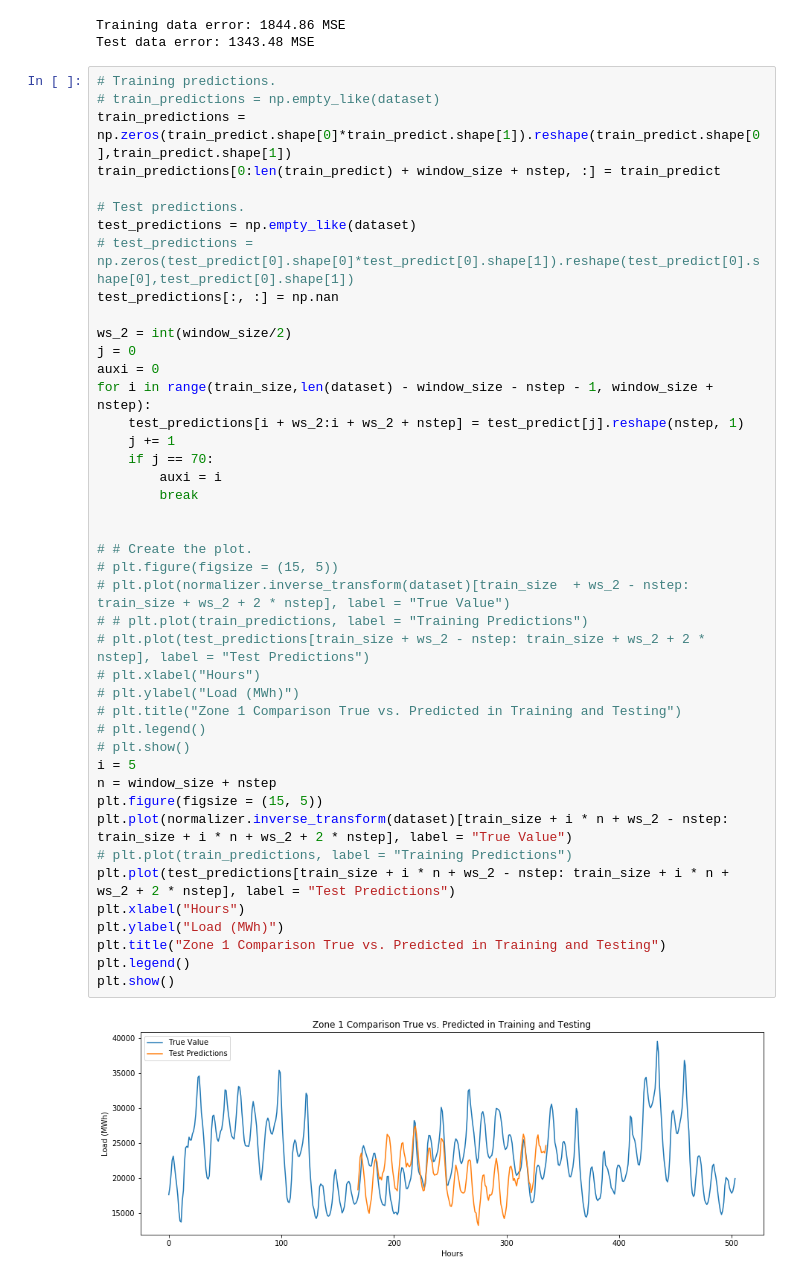
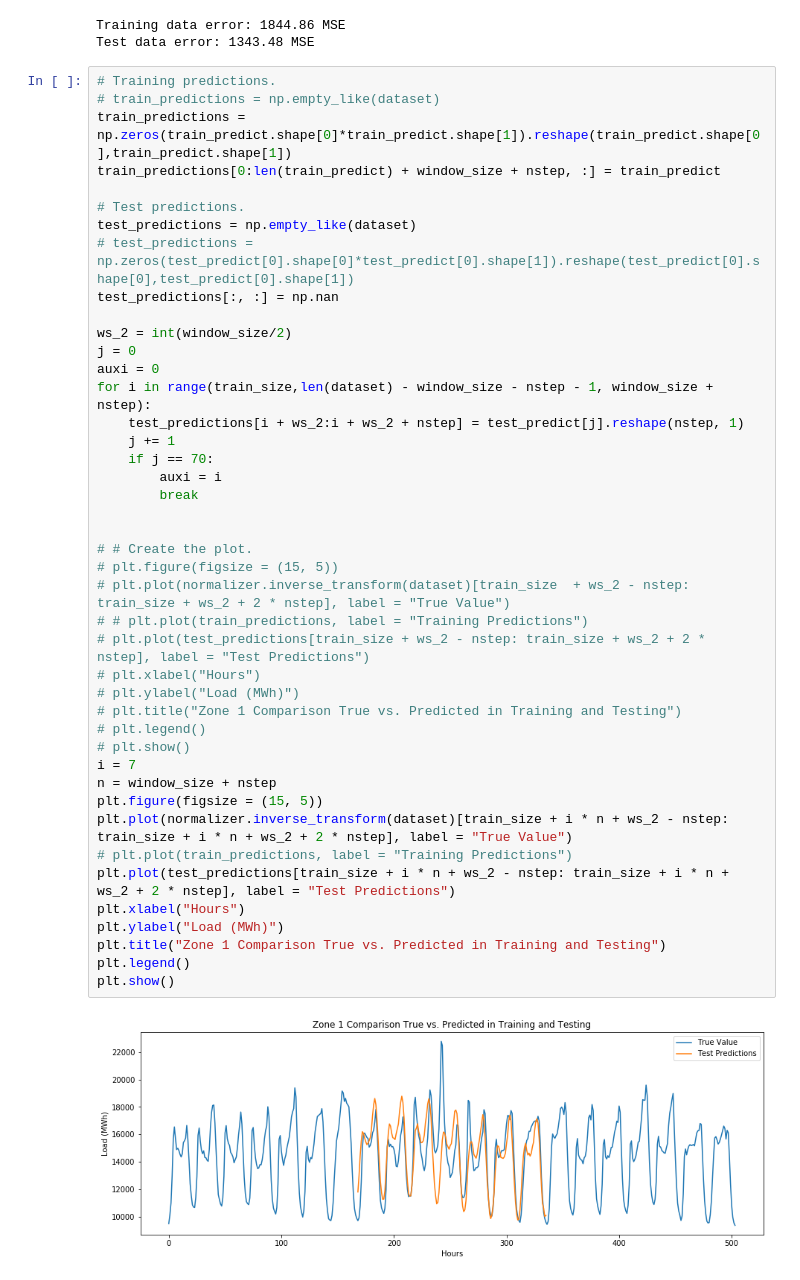
Before and after one commit to Pedromacedo41/MAP573, a Jupyter notebook: src/Raphael/LSTM-Bidirectional.ipynb, the cells around one changed output. Cells and saved outputs as stored; diff of their text form.

```diff
--- a/src/Raphael/LSTM-Bidirectional.ipynb
+++ b/src/Raphael/LSTM-Bidirectional.ipynb
@@ -178,32 +178,32 @@ j = 0
 auxi = 0
 for i in range(train_size,len(dataset) - window_size - nstep - 1, window_size + nstep):
     test_predictions[i + ws_2:i + ws_2 + nstep] = test_predict[j].reshape(nstep, 1)
     j += 1
     if j == 70:
         auxi = i
         break
 
 
 # # Create the plot.
 # plt.figure(figsize = (15, 5))
 # plt.plot(normalizer.inverse_transform(dataset)[train_size  + ws_2 - nstep: train_size + ws_2 + 2 * nstep], label = "True Value")
 # # plt.plot(train_predictions, label = "Training Predictions")
 # plt.plot(test_predictions[train_size + ws_2 - nstep: train_size + ws_2 + 2 * nstep], label = "Test Predictions")
 # plt.xlabel("Hours")
 # plt.ylabel("Load (MWh)")
 # plt.title("Zone 1 Comparison True vs. Predicted in Training and Testing")
 # plt.legend()
 # plt.show()
-i = 5
+i = 7
 n = window_size + nstep
 plt.figure(figsize = (15, 5))
 plt.plot(normalizer.inverse_transform(dataset)[train_size + i * n + ws_2 - nstep: train_size + i * n + ws_2 + 2 * nstep], label = "True Value")
 # plt.plot(train_predictions, label = "Training Predictions")
 plt.plot(test_predictions[train_size + i * n + ws_2 - nstep: train_size + i * n + ws_2 + 2 * nstep], label = "Test Predictions")
 plt.xlabel("Hours")
 plt.ylabel("Load (MWh)")
 plt.title("Zone 1 Comparison True vs. Predicted in Training and Testing")
 plt.legend()
 plt.show()
 # %% [output]
-[figure, old version]
+[figure, new version]
```
